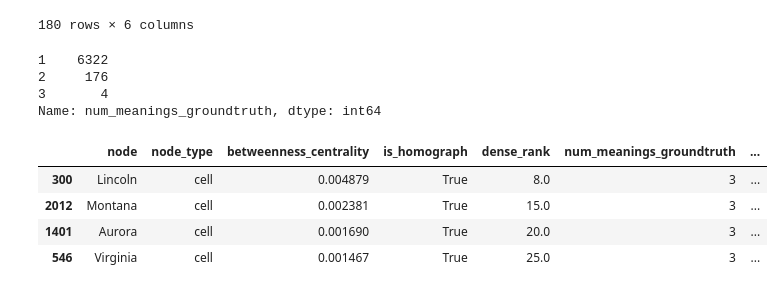
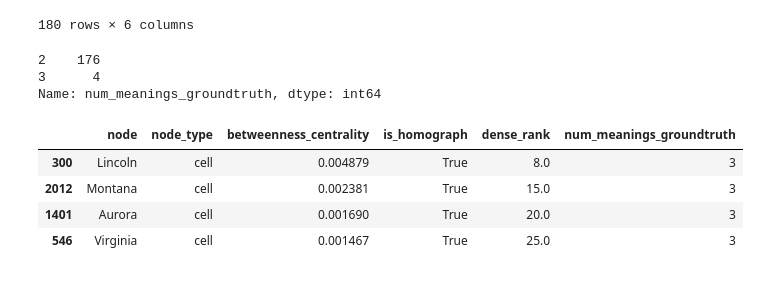
Before and after one commit to northeastern-datalab/domain_net, a Jupyter notebook: network_analysis/notebooks/num_meanings/pairwise_measures.ipynb, the cells around one changed output. Drawn from its saved outputs; the diff is of its cells as text; code cells hidden in the pictures.

```diff
--- a/network_analysis/notebooks/num_meanings/pairwise_measures.ipynb
+++ b/network_analysis/notebooks/num_meanings/pairwise_measures.ipynb
@@ -24,16 +90,22 @@ import semantic_type_propagation as stp
 # %%
 df_path = '../../output/synthetic_example_large/'
 g_path = '../../../graph_construction/combined_graphs_output/synthetic_benchmark_large/bipartite/bipartite.graph'
+input_nodes_json_path = '../../input/synthetic_large/input_nodes.json'
+matrices_path = df_path + 'num_meanings/jaccard/matrices/'
 
 df = pd.read_pickle(df_path + 'graph_stats_with_groundtruth_df.pickle')
 G = pickle.load(open(g_path, "rb"))
+
+with open(input_nodes_json_path) as f:
+  input_nodes = json.load(f)['input_nodes']
 
 # Remove nodes with degree 1 from the dataframe
 df = stp.process_df(df, G)
 
 # Compute the groundtruth for the number of meanings for each homograph
 df = utils.num_meanings.get_num_meanings_groundtruth(df, G)
-df[df['is_homograph'] == True].sort_values(by='betweenness_centrality', ascending=False)
+df_homs = df[df['is_homograph']==True].sort_values(by='betweenness_centrality', ascending=False)
+df_homs
 # %% [output]
 There are 6502 cell nodes with a degree greater than 1
 There are 611 unique ranks based on BC.
@@ -51,17 +123,16 @@ There are 611 unique ranks based on BC.
 | 1945 | LA | cell | 7.900777e-08 | True | 330.0 | 2 |
 180 rows × 6 columns
 # %%
-df['num_meanings_groundtruth'].value_counts()
+df_homs['num_meanings_groundtruth'].value_counts()
 # %% [output]
-1    6322
-2     176
-3       4
+2    176
+3      4
 Name: num_meanings_groundtruth, dtype: int64
 # %%
-df[df['num_meanings_groundtruth'] > 2]
+df_homs[df_homs['num_meanings_groundtruth'] > 2]
 # %% [output]
-|  | node | node_type | betweenness_centrality | is_homograph | dense_rank | num_meanings_groundtruth | ... |
-| 300 | Lincoln | cell | 0.004879 | True | 8.0 | 3 | ... |
-| 2012 | Montana | cell | 0.002381 | True | 15.0 | 3 | ... |
-| 1401 | Aurora | cell | 0.001690 | True | 20.0 | 3 | ... |
-| 546 | Virginia | cell | 0.001467 | True | 25.0 | 3 | ... |
+|  | node | node_type | betweenness_centrality | is_homograph | dense_rank | num_meanings_groundtruth |
+| 300 | Lincoln | cell | 0.004879 | True | 8.0 | 3 |
+| 2012 | Montana | cell | 0.002381 | True | 15.0 | 3 |
+| 1401 | Aurora | cell | 0.001690 | True | 20.0 | 3 |
+| 546 | Virginia | cell | 0.001467 | True | 25.0 | 3 |
```
Also changed, not shown: parts of 17 cells of this notebook.
